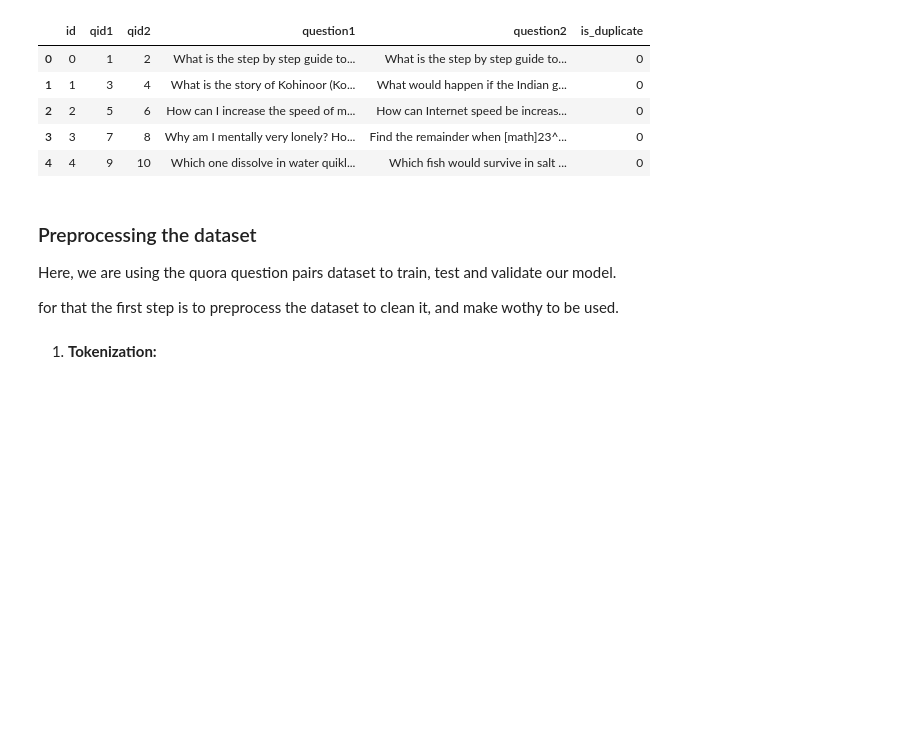
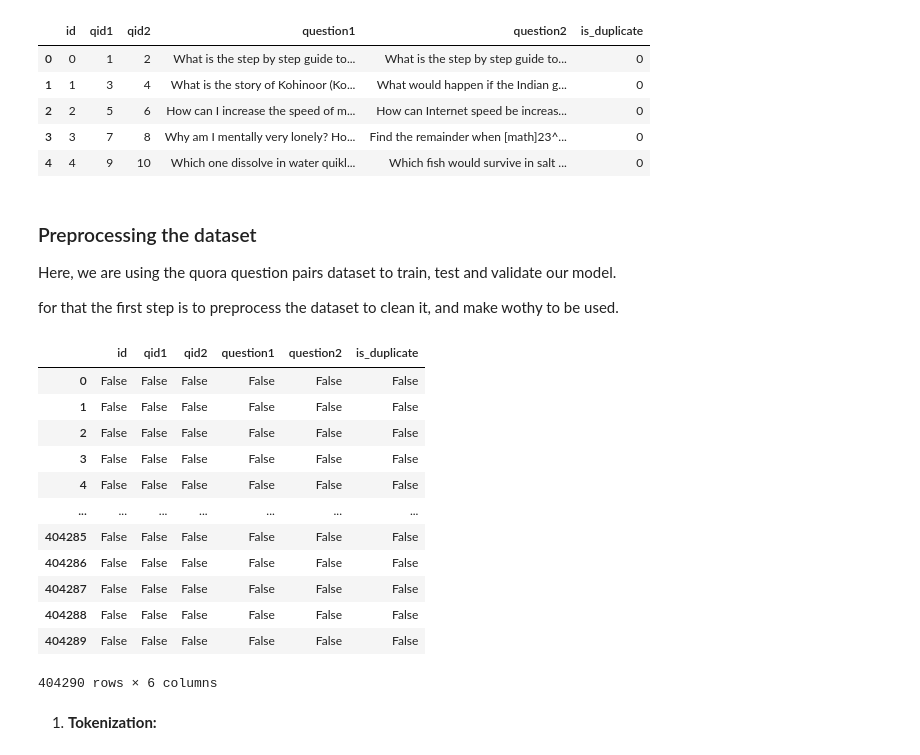
Before and after one commit to Avi-Bane/Paraphrasing_Detection_Model, a Jupyter notebook: Test_2/Paraphrasing_detection_model.ipynb, the cells around one changed output. Cells and saved outputs as stored; diff of their text form; code cells hidden in the pictures; blank space fills up the shorter version.

```diff
--- a/Test_2/Paraphrasing_detection_model.ipynb
+++ b/Test_2/Paraphrasing_detection_model.ipynb
@@ -49,6 +50,22 @@ df.head()
 Here, we are using the quora question pairs dataset to train, test and validate our model.
 
 for that the first step is to preprocess the dataset to clean it, and make wothy to be used.
+# %%
+df.isna()
+# %% [output]
+|  | id | qid1 | qid2 | question1 | question2 | is_duplicate |
+| 0 | False | False | False | False | False | False |
+| 1 | False | False | False | False | False | False |
+| 2 | False | False | False | False | False | False |
+| 3 | False | False | False | False | False | False |
+| 4 | False | False | False | False | False | False |
+| ... | ... | ... | ... | ... | ... | ... |
+| 404285 | False | False | False | False | False | False |
+| 404286 | False | False | False | False | False | False |
+| 404287 | False | False | False | False | False | False |
+| 404288 | False | False | False | False | False | False |
+| 404289 | False | False | False | False | False | False |
+404290 rows × 6 columns
 # %% [markdown]
 1. __Tokenization:__
 # %%
```
Also changed, not shown: parts of 1 cell of this notebook.
